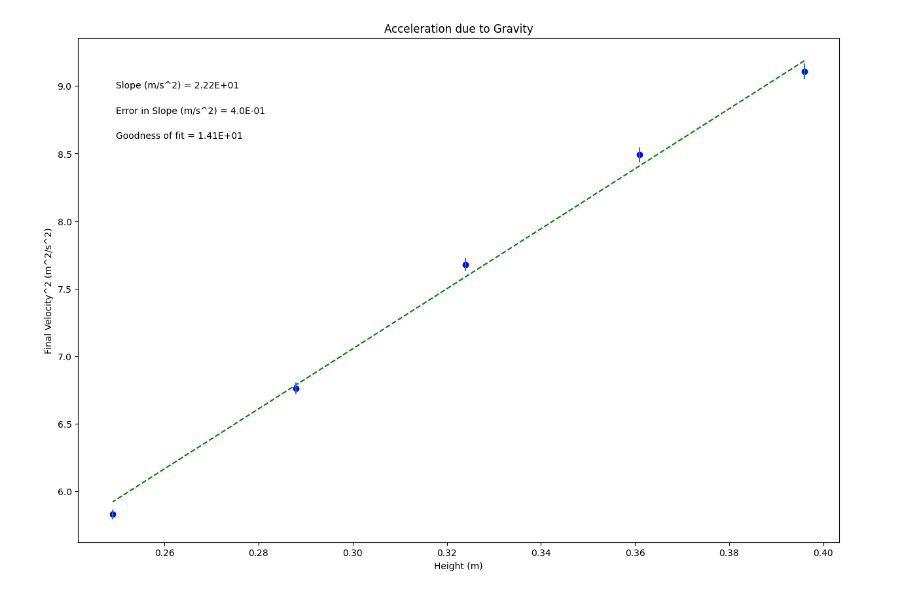
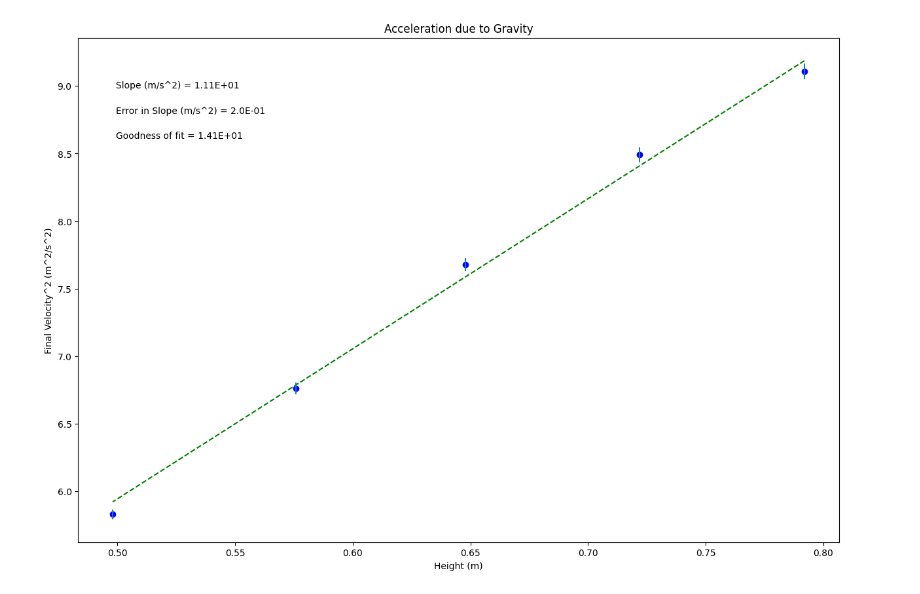
Before and after one commit to aidena447/PHSX-Labs, a Jupyter notebook: PHSXlab_plotting_template_ipynb_txt.ipynb, the cells around one changed output. Drawn from its saved outputs; the diff is of its cells as text; code cells hidden in the pictures.

```diff
--- a/PHSXlab_plotting_template_ipynb_txt.ipynb
+++ b/PHSXlab_plotting_template_ipynb_txt.ipynb
@@ -15,7 +15,7 @@ import matplotlib.pyplot as plt
 #Data Section - Create Arrays for data. Perform necessary calculations.
 #CHANGE THE VARIABLE NAMES and numbers to match your data
 
-height = np.array([0.396, 0.361, 0.324, 0.288, 0.249]) #what are units?
+height = np.array([0.792, 0.722, 0.648, 0.576, 0.498]) #what are units?
 vfinal_squared = np.array([9.10746, 8.49019, 7.67562, 6.76, 5.82877]) #what are units?
 
 
@@ -88,31 +88,31 @@ elif annotation_placement==3 or annotation_placement==4:
     ypos=[.2,.15,.1]
 
 #-----------------------------------------------------------------------#
 #Don't need to change anything in this section!
 
 #Plot data on graph. Plot error bars and place values for slope,
 #error in slope and goodness of fit on the plot using "annotate"
 
 plt.figure(figsize=(15,10))
 
 plt.plot(x, fit, color='green', linestyle='--')
 plt.scatter(x, y, color='blue', marker='o')
 
 plt.xlabel(x_label)
 plt.ylabel(y_label)
 plt.title(plot_title)
 
 plt.errorbar(x, y, yerr=dy, xerr=None, fmt="none") #don't need to plot x error bars
 
 plt.annotate('Slope ({}) = {value:.{digits}E}'.format(slope_units,value=m, digits=2),
              (xpos, ypos[0]), xycoords='axes fraction')
 
 plt.annotate('Error in Slope ({}) = {value:.{digits}E}'.format(slope_units,value=dm, digits=1),
              (xpos, ypos[1]), xycoords='axes fraction')
 
 plt.annotate('Goodness of fit = {value:.{digits}E}'.format(value=N, digits=2),
              (xpos, ypos[2]), xycoords='axes fraction')
 
 plt.show()
 # %% [output]
-[figure, old version]
+[figure, new version]
```
